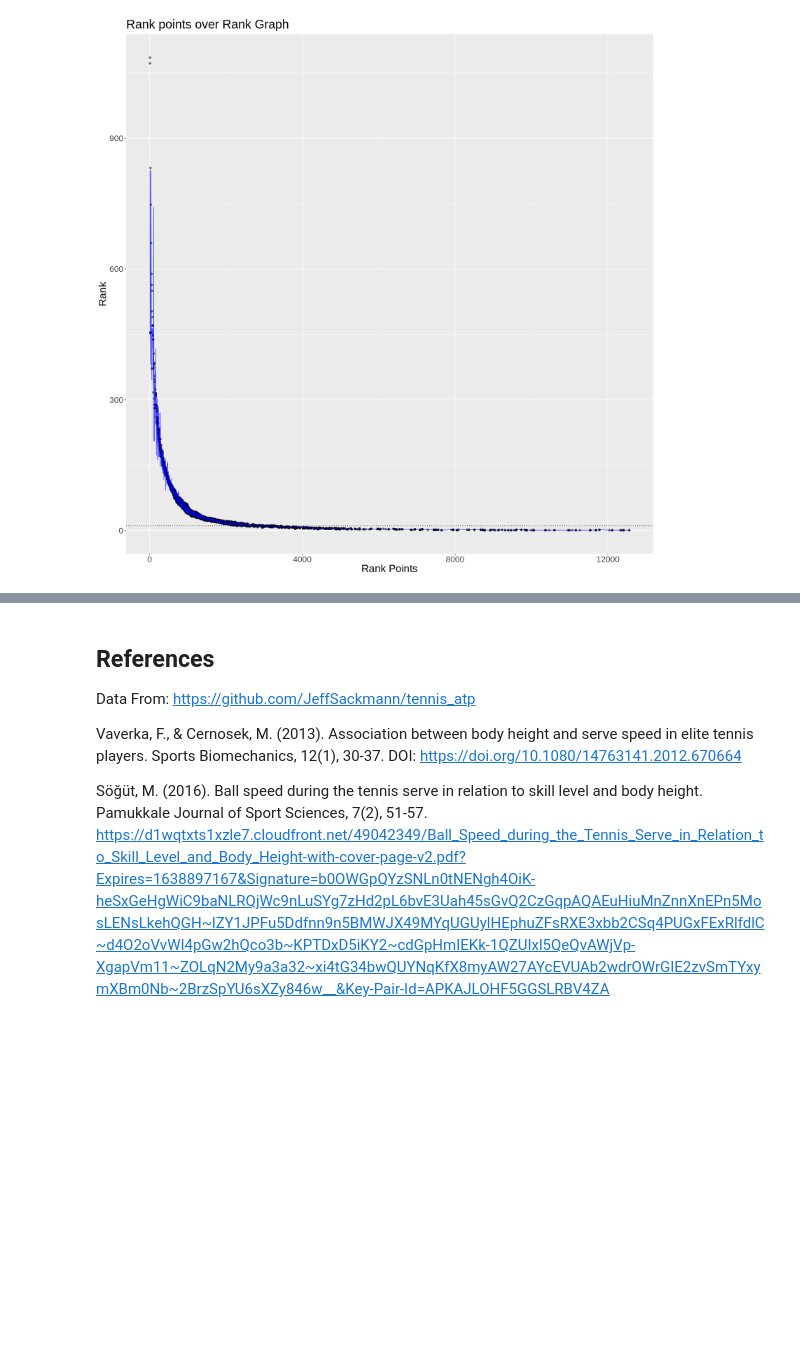
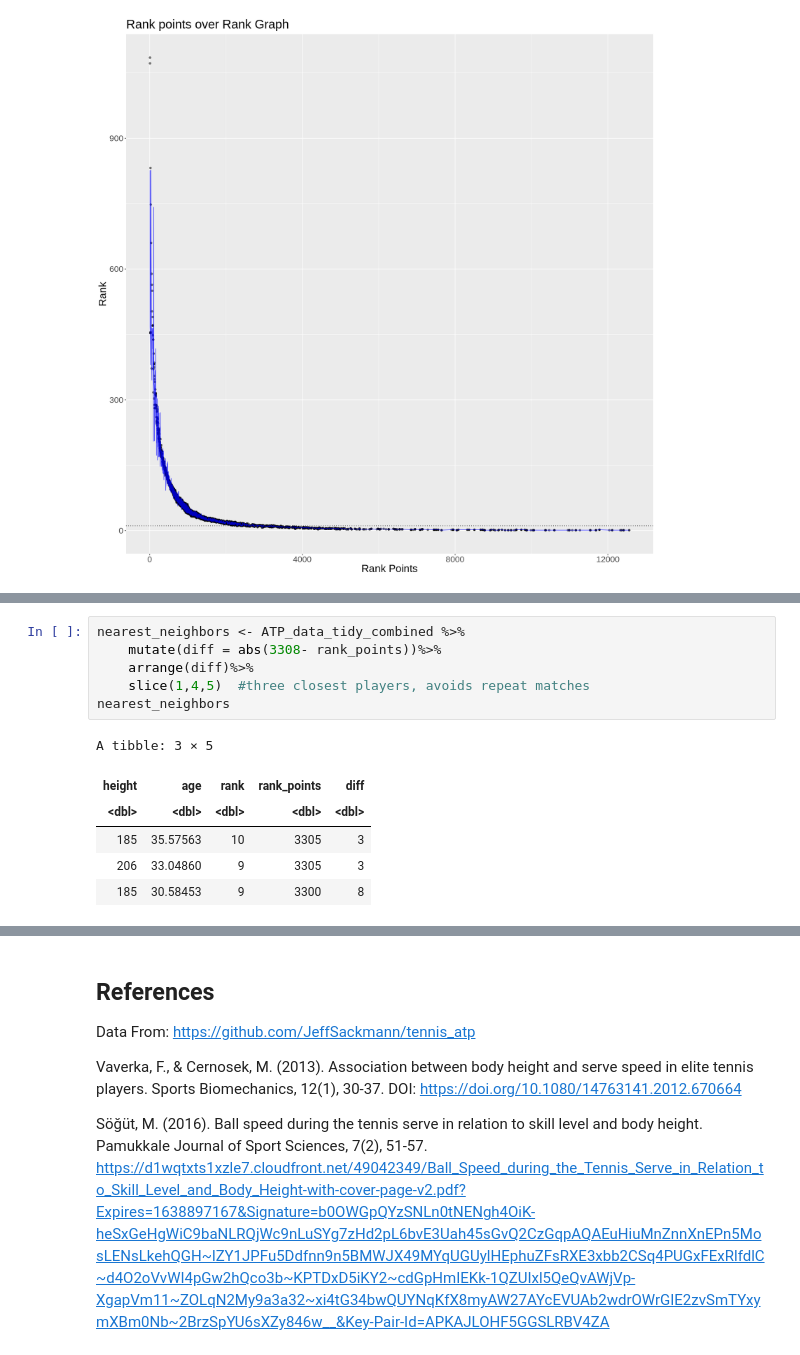
Before and after one commit to joelbonnie/ATPRankRegression, a Jupyter notebook: FinalProject.ipynb, the cells around one changed output, grey strips where cells are left out. Cells and saved outputs as stored; diff of their text form; blank space fills up the shorter version.

```diff
--- a/FinalProject.ipynb
+++ b/FinalProject.ipynb
@@ -315 +318,14 @@ ATP_plot3
+# %%
+nearest_neighbors <- ATP_data_tidy_combined %>%
+    mutate(diff = abs(3308- rank_points))%>%
+    arrange(diff)%>%
+    slice(1,4,5)  #three closest players, avoids repeat matches
+nearest_neighbors
+# %% [output]
+A tibble: 3 × 5
+| height | age | rank | rank_points | diff |
+| <dbl> | <dbl> | <dbl> | <dbl> | <dbl> |
+| 185 | 35.57563 | 10 | 3305 | 3 |
+| 206 | 33.04860 | 9 | 3305 | 3 |
+| 185 | 30.58453 | 9 | 3300 | 8 |
 # %% [markdown]
```
Also changed, not shown: parts of 5 cells of this notebook.
